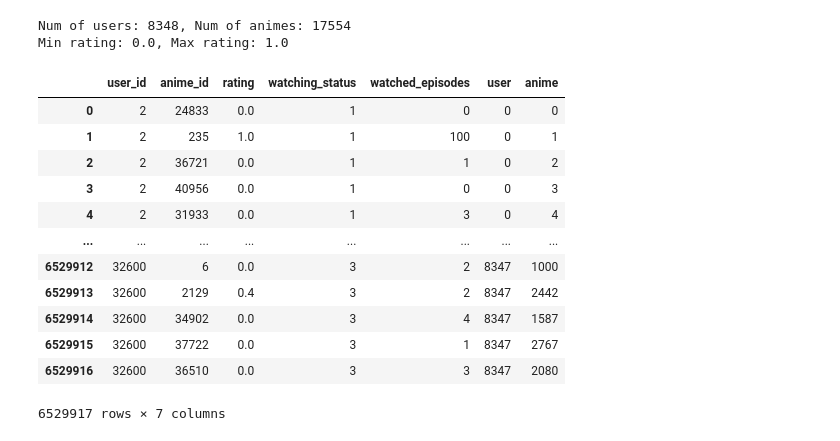
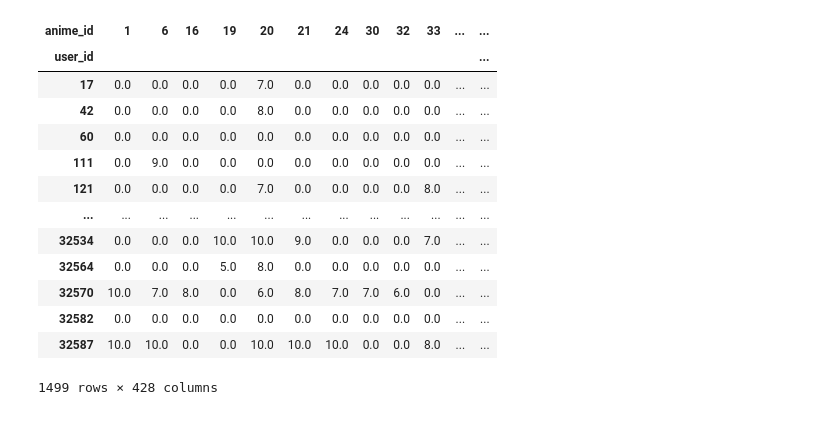
Before and after one commit to everydaycodings/Anima-Recommendation-System-WebApp, a Jupyter notebook: base_ignore_file.ipynb, the cells around one changed output. Cells and saved outputs as stored; diff of their text form; code cells hidden in the pictures.

```diff
--- a/base_ignore_file.ipynb
+++ b/base_ignore_file.ipynb
@@ -74,36 +93,18 @@ top_r
-# %%
-# Encoding categorical data
-user_ids = rating_data["user_id"].unique().tolist()
-user2user_encoded = {x: i for i, x in enumerate(user_ids)}
-user_encoded2user = {i: x for i, x in enumerate(user_ids)}
-rating_data["user"] = rating_data["user_id"].map(user2user_encoded)
-n_users = len(user2user_encoded)
-
-anime_ids = rating_data["anime_id"].unique().tolist()
-anime2anime_encoded = {x: i for i, x in enumerate(anime_ids)}
-anime_encoded2anime = {i: x for i, x in enumerate(anime_ids)}
-rating_data["anime"] = rating_data["anime_id"].map(anime2anime_encoded)
-n_animes = len(anime2anime_encoded)
-
-print("Num of users: {}, Num of animes: {}".format(n_users, n_animes))
-print("Min rating: {}, Max rating: {}".format(min(rating_data['rating']), max(rating_data['rating'])))
-# %% [output]
-Num of users: 8348, Num of animes: 17554
-Min rating: 0.0, Max rating: 1.0
-# %%
-rating_data = rating_data.drop(columns="Unnamed: 0")
-rating_data
-# %% [output]
-|  | user_id | anime_id | rating | watching_status | watched_episodes | user | anime |
-| 0 | 2 | 24833 | 0.0 | 1 | 0 | 0 | 0 |
-| 1 | 2 | 235 | 1.0 | 1 | 100 | 0 | 1 |
-| 2 | 2 | 36721 | 0.0 | 1 | 1 | 0 | 2 |
-| 3 | 2 | 40956 | 0.0 | 1 | 0 | 0 | 3 |
-| 4 | 2 | 31933 | 0.0 | 1 | 3 | 0 | 4 |
-| ... | ... | ... | ... | ... | ... | ... | ... |
-| 6529912 | 32600 | 6 | 0.0 | 3 | 2 | 8347 | 1000 |
-| 6529913 | 32600 | 2129 | 0.4 | 3 | 2 | 8347 | 2442 |
-| 6529914 | 32600 | 34902 | 0.0 | 3 | 4 | 8347 | 1587 |
-| 6529915 | 32600 | 37722 | 0.0 | 3 | 1 | 8347 | 2767 |
-| 6529916 | 32600 | 36510 | 0.0 | 3 | 3 | 8347 | 2080 |
-6529917 rows × 7 columns
+# %%
+piviot_table = rating_data.pivot(columns="anime_id",index="user_id", values="rating").fillna(0)
+piviot_table
+# %% [output]
+| anime_id | 1 | 6 | 16 | 19 | 20 | 21 | 24 | 30 | 32 | 33 | ... | ... |
+| user_id |  |  |  |  |  |  |  |  |  |  |  | ... |
+| 17 | 0.0 | 0.0 | 0.0 | 0.0 | 7.0 | 0.0 | 0.0 | 0.0 | 0.0 | 0.0 | ... | ... |
+| 42 | 0.0 | 0.0 | 0.0 | 0.0 | 8.0 | 0.0 | 0.0 | 0.0 | 0.0 | 0.0 | ... | ... |
+| 60 | 0.0 | 0.0 | 0.0 | 0.0 | 0.0 | 0.0 | 0.0 | 0.0 | 0.0 | 0.0 | ... | ... |
+| 111 | 0.0 | 9.0 | 0.0 | 0.0 | 0.0 | 0.0 | 0.0 | 0.0 | 0.0 | 0.0 | ... | ... |
+| 121 | 0.0 | 0.0 | 0.0 | 0.0 | 7.0 | 0.0 | 0.0 | 0.0 | 0.0 | 8.0 | ... | ... |
+| ... | ... | ... | ... | ... | ... | ... | ... | ... | ... | ... | ... | ... |
+| 32534 | 0.0 | 0.0 | 0.0 | 10.0 | 10.0 | 9.0 | 0.0 | 0.0 | 0.0 | 7.0 | ... | ... |
+| 32564 | 0.0 | 0.0 | 0.0 | 5.0 | 8.0 | 0.0 | 0.0 | 0.0 | 0.0 | 0.0 | ... | ... |
+| 32570 | 10.0 | 7.0 | 8.0 | 0.0 | 6.0 | 8.0 | 7.0 | 7.0 | 6.0 | 0.0 | ... | ... |
+| 32582 | 0.0 | 0.0 | 0.0 | 0.0 | 0.0 | 0.0 | 0.0 | 0.0 | 0.0 | 0.0 | ... | ... |
+| 32587 | 10.0 | 10.0 | 0.0 | 0.0 | 10.0 | 10.0 | 10.0 | 0.0 | 0.0 | 8.0 | ... | ... |
+1499 rows × 428 columns
```
Also changed, not shown: parts of 12 cells of this notebook.
